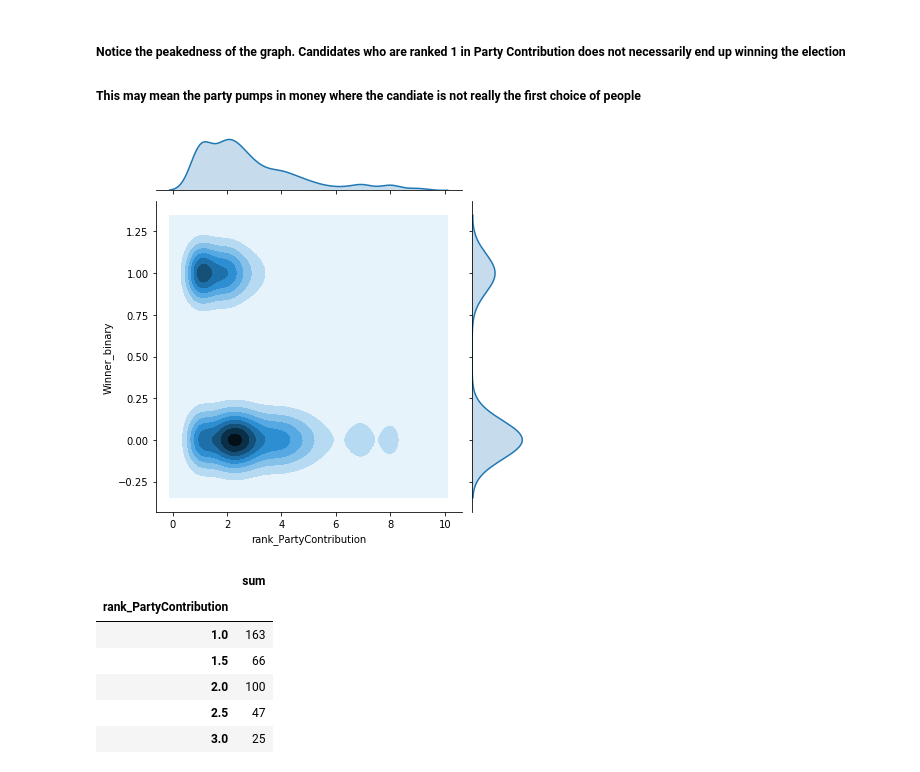
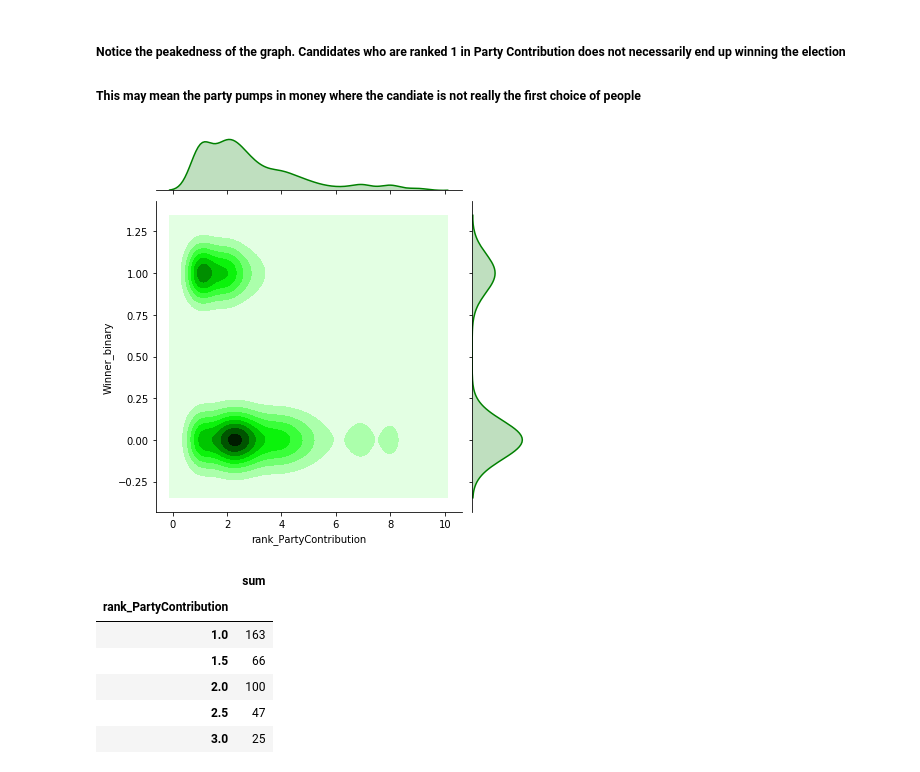
Before and after one commit to shresthaachyut/Election-Result-Prediction, a Jupyter notebook: ElectionResults.ipynb, the cells around one changed output. Cells and saved outputs as stored; diff of their text form; code cells hidden in the pictures.

Commit message:
Final Publish with ResultImages

```diff
--- a/ElectionResults.ipynb
+++ b/ElectionResults.ipynb
@@ -286,10 +306,11 @@ plt.show()
 
 #####  This may mean the party pumps in money where the candiate is not really the first choice of people
 # %%
-sns.jointplot(x= candidateHouse['rank_PartyContribution'], y = candidateHouse['Winner_binary'], data = candidateHouse, kind = 'kde')
+sns.jointplot(x= candidateHouse['rank_PartyContribution'], y = candidateHouse['Winner_binary'], data = candidateHouse, kind = 'kde', color = 'G')
+plt.savefig('ResultImages/006_Party Vs ElectionResult_KDE.png')
 plt.show()
 # %% [output]
-[figure, old version]
+[figure, new version]
 # %%
 # Show the same thing above in the table
 rank_PartyContribution_Summary = candidateHouse.groupby(['rank_PartyContribution'])['Winner_binary'].agg(['sum'])
```
Also changed, not shown: parts of 14 cells of this notebook, 9 other files.
